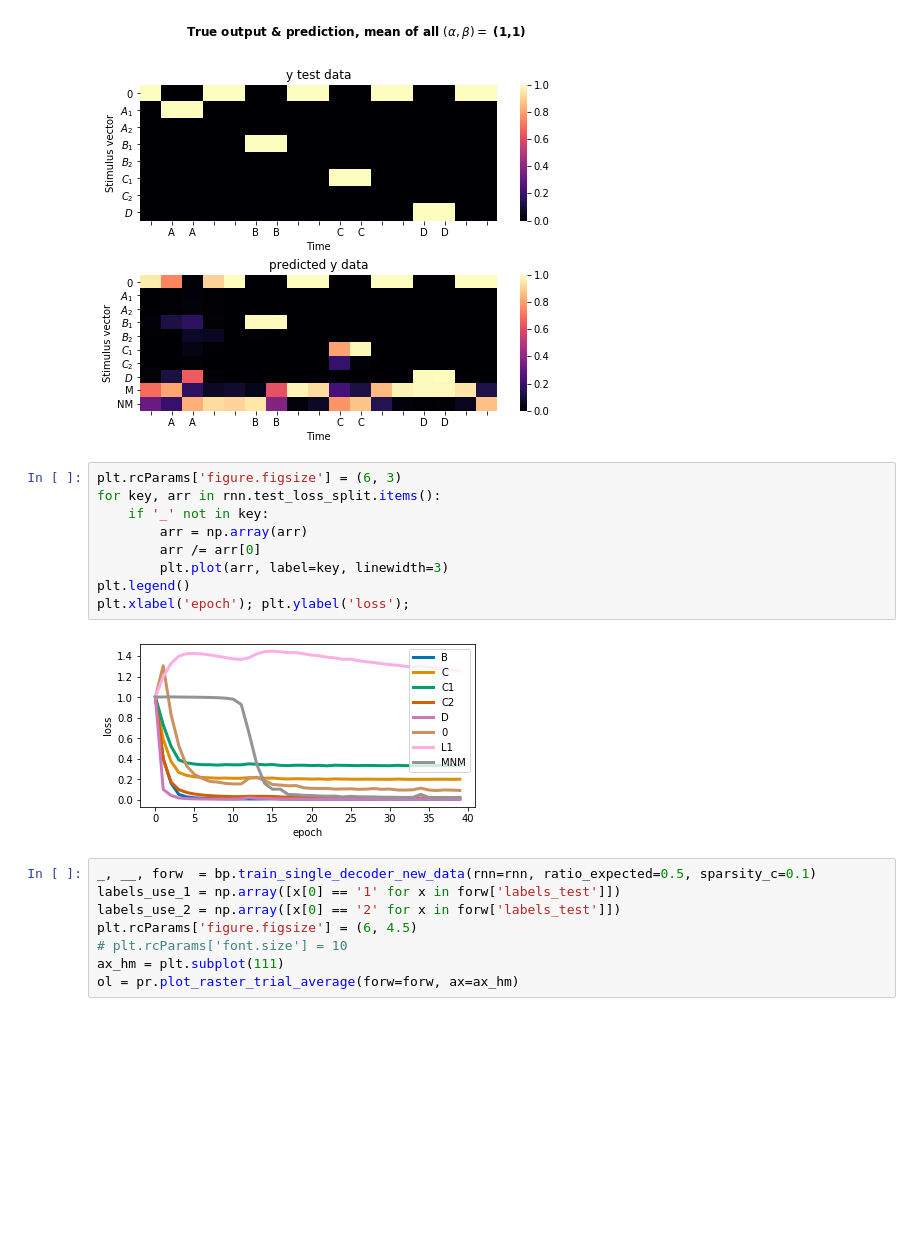
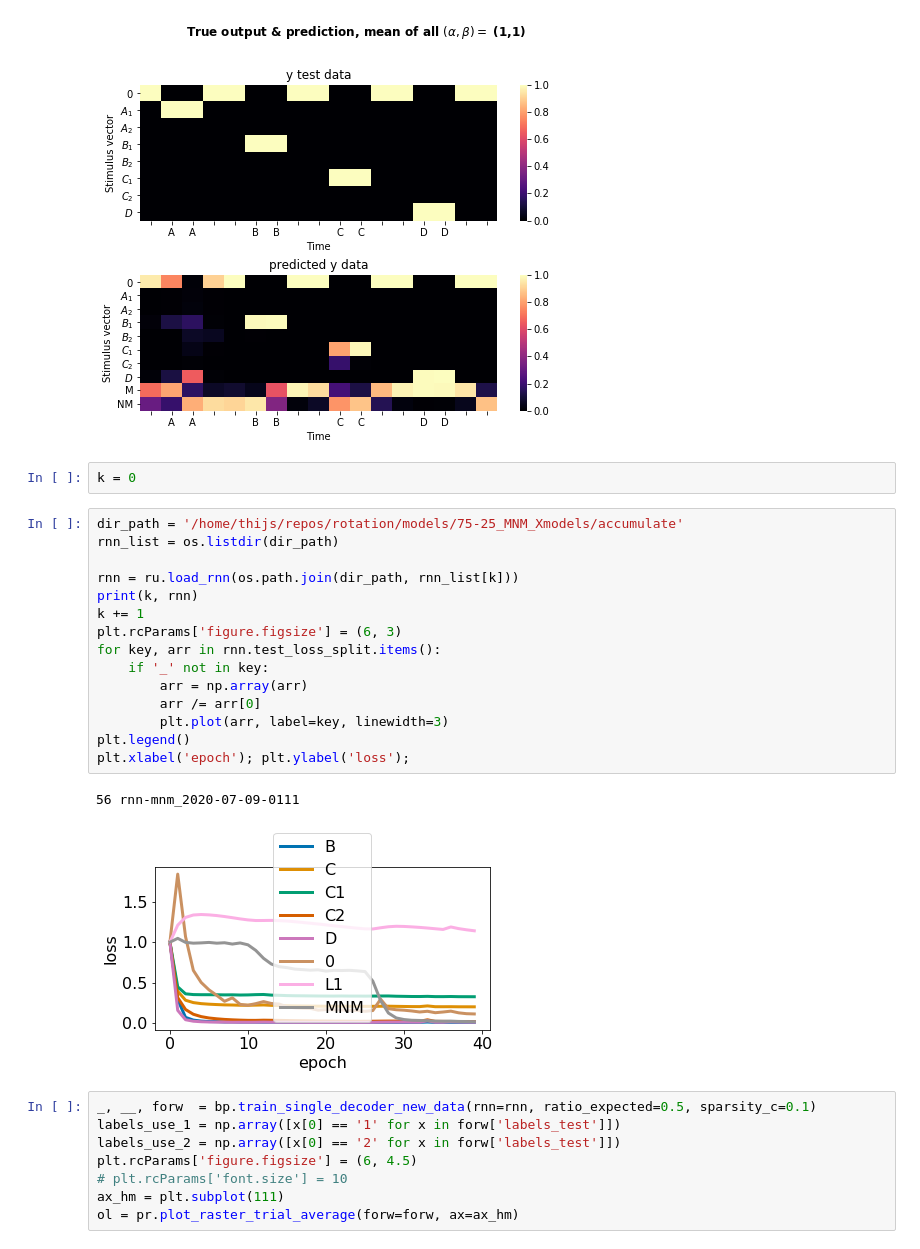
Before and after one commit to vdplasthijs/eavesdropping, a Jupyter notebook: bptt_sequence_coding.ipynb, the cells around one changed output. Saved outputs shown, nothing was run; the diff lists cells and outputs as text; blank space fills up the shorter version.

```diff
--- a/bptt_sequence_coding.ipynb
+++ b/bptt_sequence_coding.ipynb
@@ -247,17 +247,26 @@ plt.suptitle(r"True output & prediction, mean of all $(\alpha, \beta) =$ (" + la
 # plt.savefig('figures/prediction_unexpected.pdf', bbox_inches='tight')
 # %% [output]
 [figure]
+# %%
+k = 0
 # %%
+dir_path = '/home/thijs/repos/rotation/models/75-25_MNM_Xmodels/accumulate'
+rnn_list = os.listdir(dir_path)
+
+rnn = ru.load_rnn(os.path.join(dir_path, rnn_list[k]))
+print(k, rnn)
+k += 1
 plt.rcParams['figure.figsize'] = (6, 3)
 for key, arr in rnn.test_loss_split.items():
     if '_' not in key:
         arr = np.array(arr)
         arr /= arr[0]
         plt.plot(arr, label=key, linewidth=3)
 plt.legend()
 plt.xlabel('epoch'); plt.ylabel('loss');
 # %% [output]
+56 rnn-mnm_2020-07-09-0111
-[figure, old version]
+[figure, new version]
 # %%
 _, __, forw  = bp.train_single_decoder_new_data(rnn=rnn, ratio_expected=0.5, sparsity_c=0.1)
 labels_use_1 = np.array([x[0] == '1' for x in forw['labels_test']])
```
Also changed, not shown: parts of 2 cells of this notebook, 2 other files.
